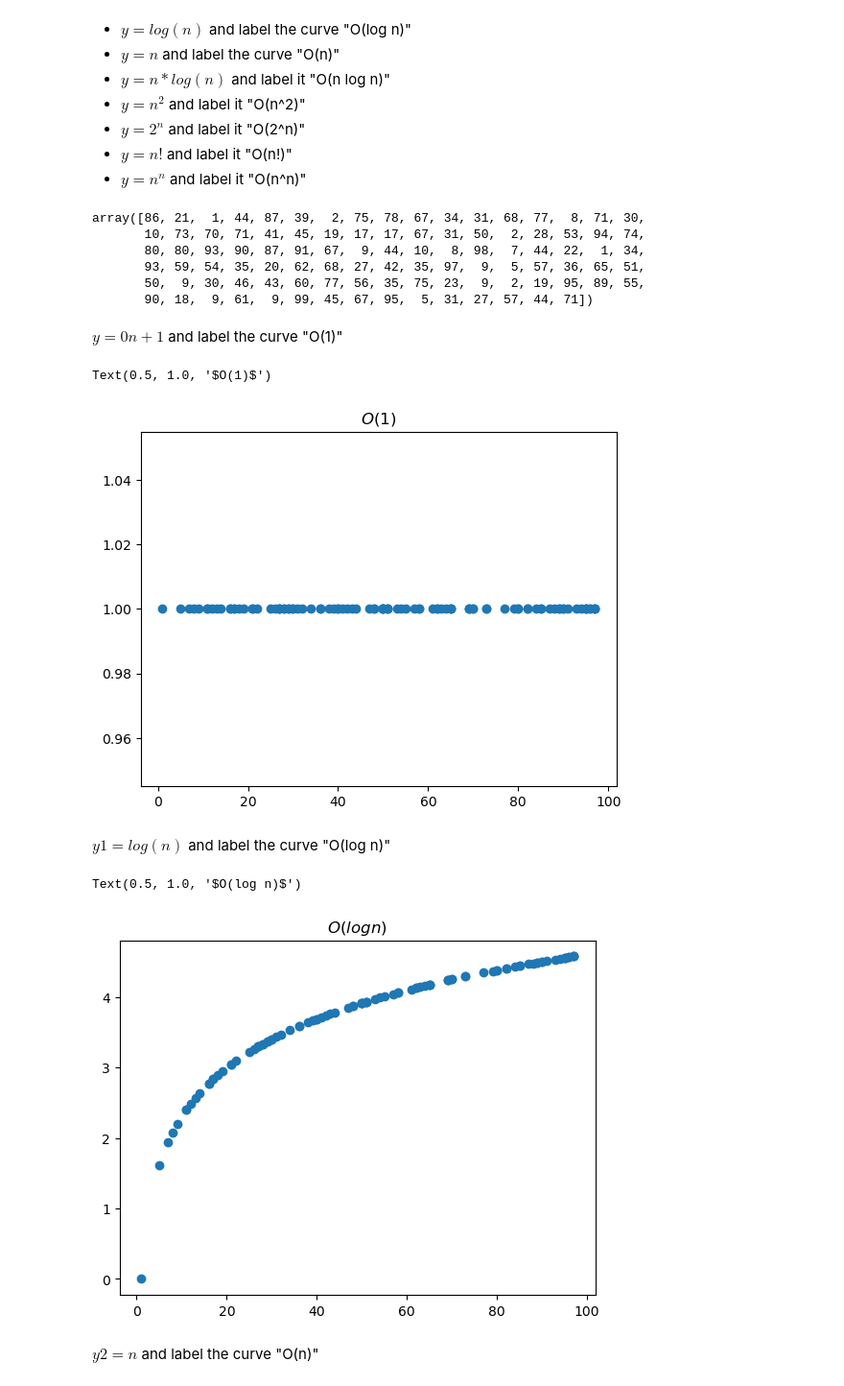
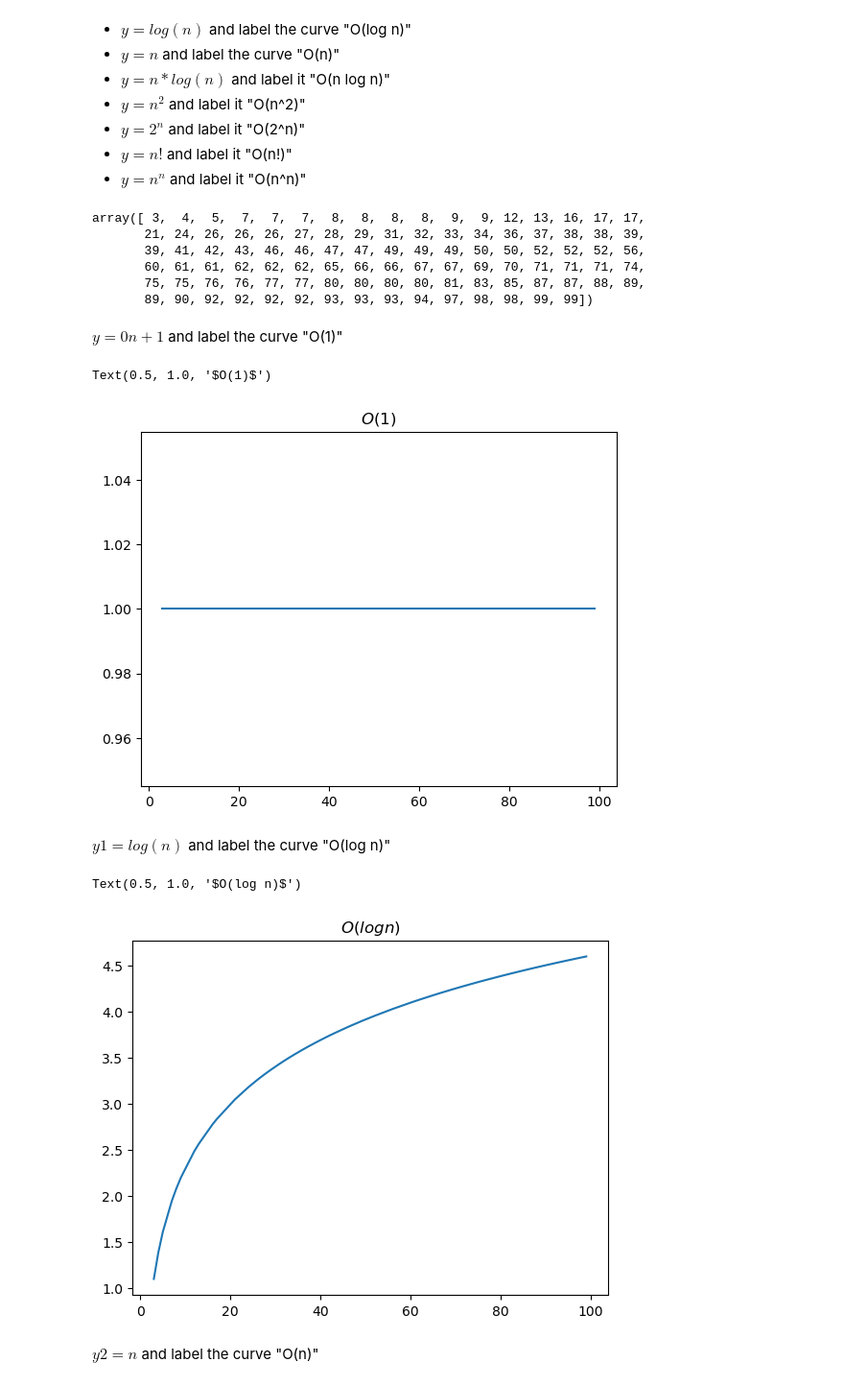
Before and after one commit to JoshuaHolt-Tech/numpy-pandas-visualization-exercises, a Jupyter notebook: big_o_notation.ipynb, the cells around one changed output. Shown at 96% size. Cells and saved outputs as stored; diff of their text form; code cells hidden in the pictures.

```diff
--- a/big_o_notation.ipynb
+++ b/big_o_notation.ipynb
@@ -23,14 +23,15 @@ import matplotlib.pyplot as plt
 from math import log, factorial
 # %%
 x = np.random.randint(1, 100, 100)
+x = np.sort(x)
 x
 # %% [output]
-array([86, 21,  1, 44, 87, 39,  2, 75, 78, 67, 34, 31, 68, 77,  8, 71, 30,
-       10, 73, 70, 71, 41, 45, 19, 17, 17, 67, 31, 50,  2, 28, 53, 94, 74,
-       80, 80, 93, 90, 87, 91, 67,  9, 44, 10,  8, 98,  7, 44, 22,  1, 34,
-       93, 59, 54, 35, 20, 62, 68, 27, 42, 35, 97,  9,  5, 57, 36, 65, 51,
-       50,  9, 30, 46, 43, 60, 77, 56, 35, 75, 23,  9,  2, 19, 95, 89, 55,
-       90, 18,  9, 61,  9, 99, 45, 67, 95,  5, 31, 27, 57, 44, 71])
+array([ 3,  4,  5,  7,  7,  7,  8,  8,  8,  8,  9,  9, 12, 13, 16, 17, 17,
+       21, 24, 26, 26, 26, 27, 28, 29, 31, 32, 33, 34, 36, 37, 38, 38, 39,
+       39, 41, 42, 43, 46, 46, 47, 47, 49, 49, 49, 50, 50, 52, 52, 52, 56,
+       60, 61, 61, 62, 62, 62, 65, 66, 66, 67, 67, 69, 70, 71, 71, 71, 74,
+       75, 75, 76, 76, 77, 77, 80, 80, 80, 80, 81, 83, 85, 87, 87, 88, 89,
+       89, 90, 92, 92, 92, 92, 93, 93, 93, 94, 97, 98, 98, 99, 99])
 # %% [markdown]
 $y=0n+1$ and label the curve "O(1)"
 # %%
@@ -38,19 +39,19 @@ y = [0*n + 1 for n in x]
 # %%
-plt.scatter(x,y)
+plt.plot(x,y)
 plt.title('$O(1)$')
 # %% [output]
 Text(0.5, 1.0, '$O(1)$')
-[figure, old version]
+[figure, new version]
 # %% [markdown]
 $y1 = log(n)$ and label the curve "O(log n)"
 # %%
 y1 = [log(float(n)) for n in x]
 # %%
-plt.scatter(x,y1)
+plt.plot(x,y1)
 plt.title('$O(log n)$')
 # %% [output]
 Text(0.5, 1.0, '$O(log n)$')
-[figure, old version]
+[figure, new version]
 # %% [markdown]
 $y2 = n$ and label the curve "O(n)"
 # %%
```
Also changed, not shown: parts of 7 cells of this notebook, 1 other file.
